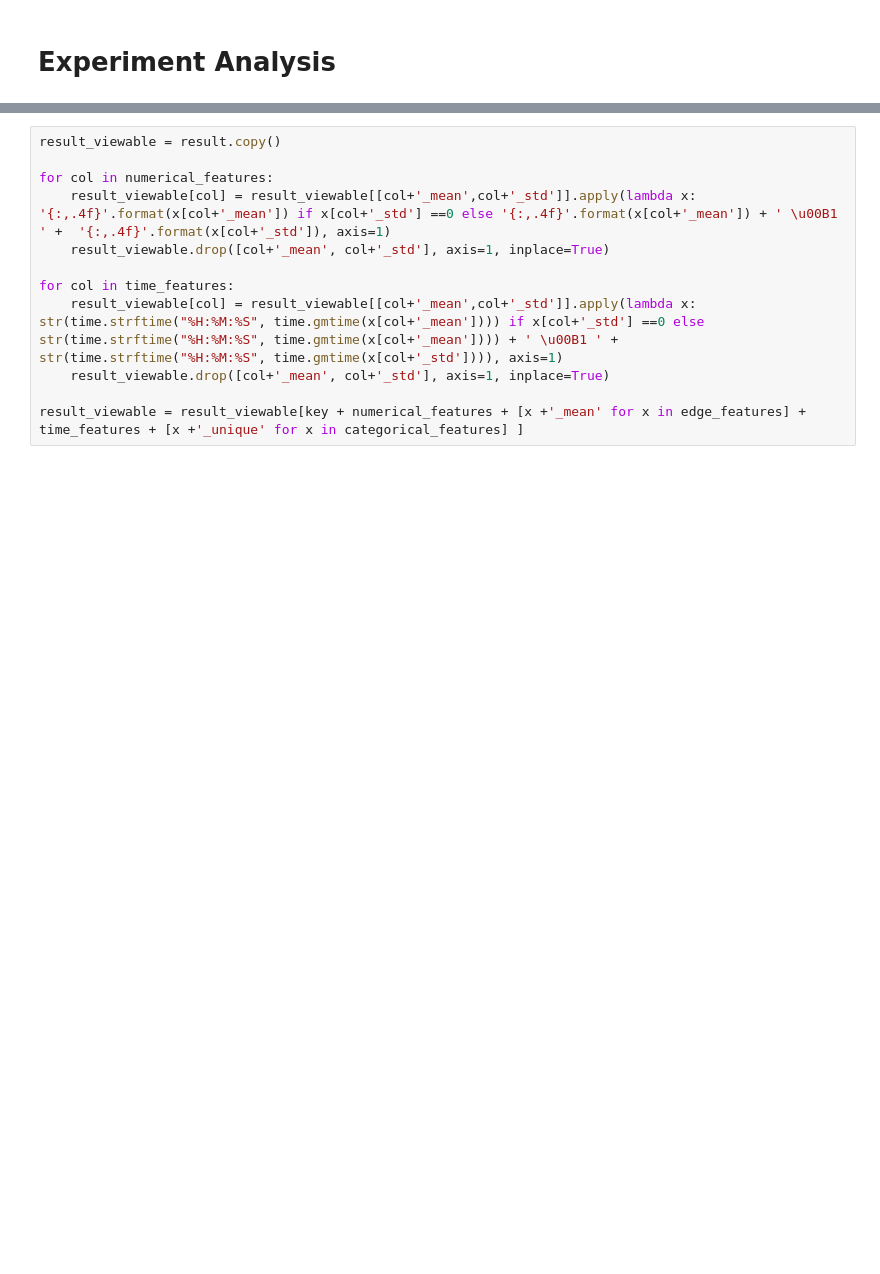
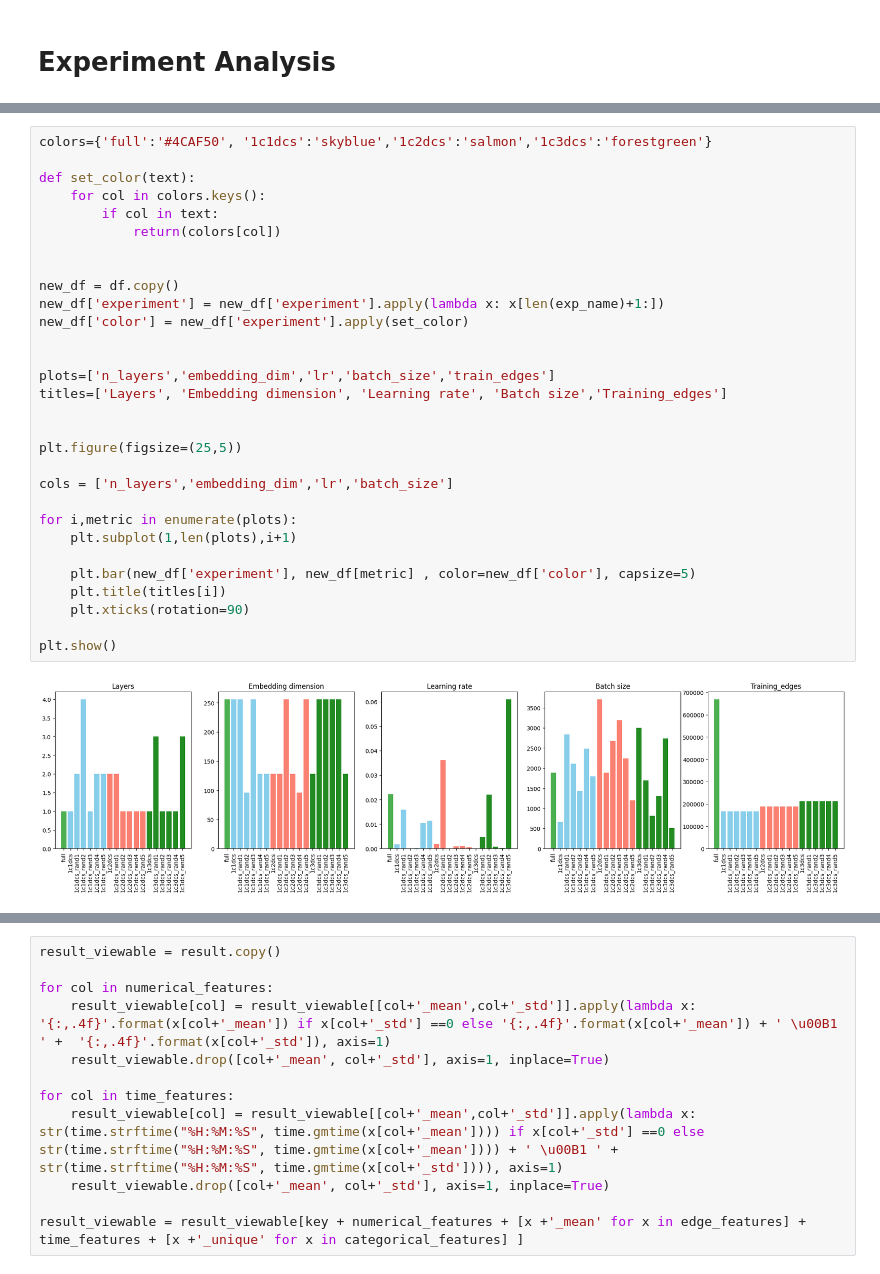
Before and after one commit to paco23ch/gnn-ds, a Jupyter notebook: experiment_analysis.ipynb, the cells around one changed output, grey strips where cells are left out. Drawn from its saved outputs; the diff is of its cells as text; blank space fills up the shorter version.

```diff
--- a/experiment_analysis.ipynb
+++ b/experiment_analysis.ipynb
@@ -58,3 +53,35 @@ random_experiments_stats
+# %%
+colors={'full':'#4CAF50', '1c1dcs':'skyblue','1c2dcs':'salmon','1c3dcs':'forestgreen'}
+
+def set_color(text):
+    for col in colors.keys():
+        if col in text:
+            return(colors[col])
+
+
+new_df = df.copy()
+new_df['experiment'] = new_df['experiment'].apply(lambda x: x[len(exp_name)+1:])
+new_df['color'] = new_df['experiment'].apply(set_color)
+
+
+plots=['n_layers','embedding_dim','lr','batch_size','train_edges']
+titles=['Layers', 'Embedding dimension', 'Learning rate', 'Batch size','Training_edges']
+
+
+plt.figure(figsize=(25,5))
+
+cols = ['n_layers','embedding_dim','lr','batch_size']
+
+for i,metric in enumerate(plots):
+    plt.subplot(1,len(plots),i+1)
+
+    plt.bar(new_df['experiment'], new_df[metric] , color=new_df['color'], capsize=5)
+    plt.title(titles[i])
+    plt.xticks(rotation=90)
+
+plt.show()
+# %% [output]
+[figure, added]
 # %%
 aggregations = { x : ['mean','std'] for x in numerical_features + time_features}
 aggregations.update({ x : ['mean'] for x in edge_features} )
```
Also changed, not shown: parts of 9 cells of this notebook.
